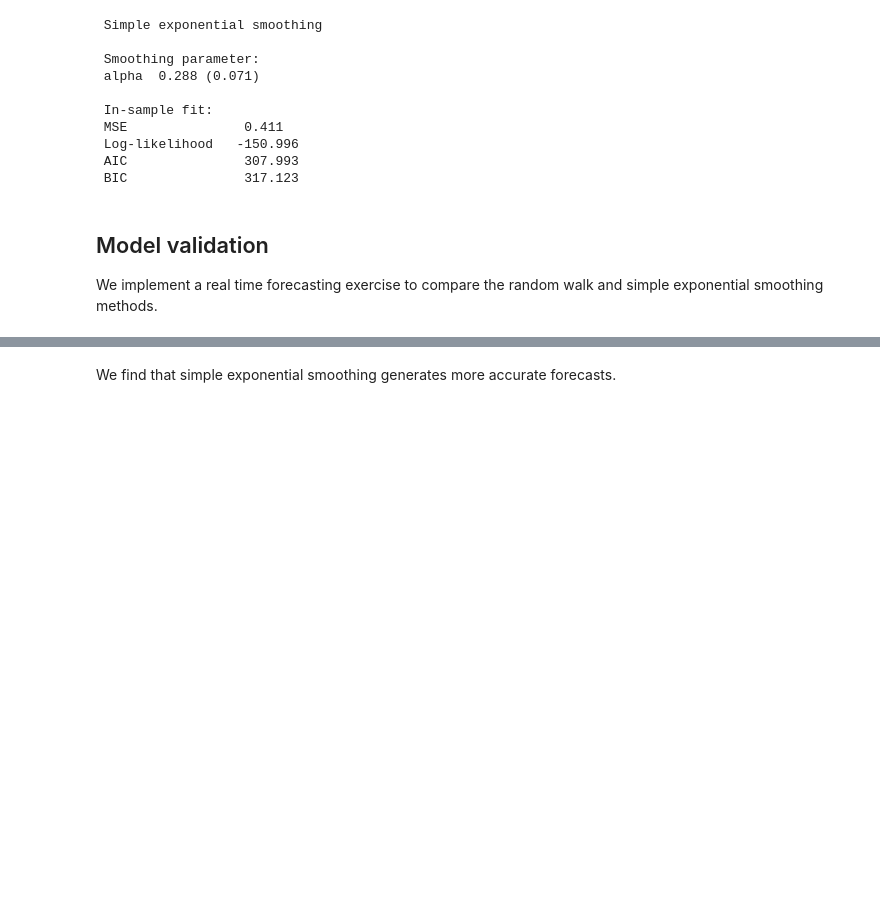
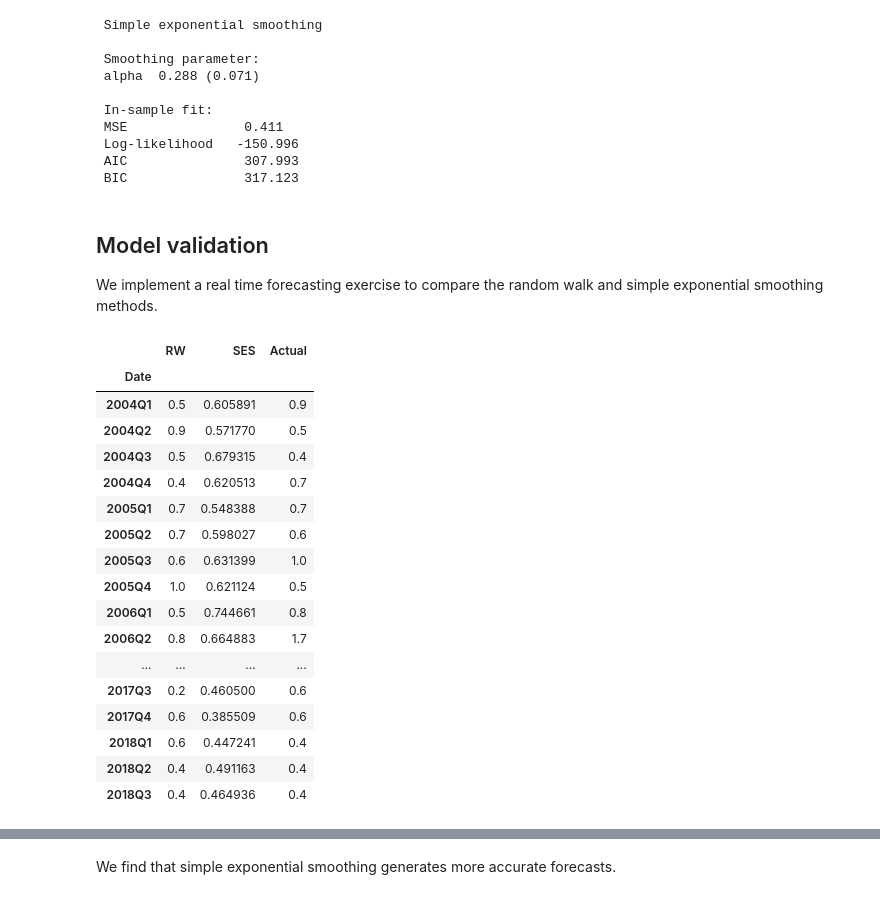
Before and after one commit to renzobechler/forecasting, a Jupyter notebook: Tutorial11 Forecasting.ipynb, the cells around one changed output, grey strips where cells are left out. Cells and saved outputs as stored; diff of their text form; code cells hidden in the pictures; blank space fills up the shorter version.

```diff
--- a/Tutorial11 Forecasting.ipynb
+++ b/Tutorial11 Forecasting.ipynb
@@ -269,22 +287,42 @@ We implement a real time forecasting exercise to compare the random walk and sim
 # %%
 # Real time forecasting - use it as a template
 
 validation=y['2004Q1':].index # the validation period is Q1 2004 onwards
 start = y.index.get_loc('2004Q1') # numerical index corresponding to Q1 2005
 
 pred1 = []
 pred2 = []
 actual= []
 for i in range(start, len(y)):
 
     actual.append(y.iloc[i]) # actual value
 
-    pred1.append(y.iloc[i-1]) # random walk forecast
+    pred1.append(y.iloc[i-1]) # random walk forecast # GM: näive but not random?
 
     model = forecast.ses(y.iloc[:i])
     model.fit()
     pred2.append(model.forecast(1)[0]) # SES forecast
 
 columns=['RW', 'SES', 'Actual']
 results = np.vstack([pred1,pred2,actual]).T
 results = pd.DataFrame(results, columns=columns, index=validation)
+results
+# %% [output]
+|  | RW | SES | Actual |
+| Date |  |  |  |
+| 2004Q1 | 0.5 | 0.605891 | 0.9 |
+| 2004Q2 | 0.9 | 0.571770 | 0.5 |
+| 2004Q3 | 0.5 | 0.679315 | 0.4 |
+| 2004Q4 | 0.4 | 0.620513 | 0.7 |
+| 2005Q1 | 0.7 | 0.548388 | 0.7 |
+| 2005Q2 | 0.7 | 0.598027 | 0.6 |
+| 2005Q3 | 0.6 | 0.631399 | 1.0 |
+| 2005Q4 | 1.0 | 0.621124 | 0.5 |
+| 2006Q1 | 0.5 | 0.744661 | 0.8 |
+| 2006Q2 | 0.8 | 0.664883 | 1.7 |
+| ... | ... | ... | ... |
+| 2017Q3 | 0.2 | 0.460500 | 0.6 |
+| 2017Q4 | 0.6 | 0.385509 | 0.6 |
+| 2018Q1 | 0.6 | 0.447241 | 0.4 |
+| 2018Q2 | 0.4 | 0.491163 | 0.4 |
+| 2018Q3 | 0.4 | 0.464936 | 0.4 |
```
Also changed, not shown: parts of 13 cells of this notebook, 4 other files.
